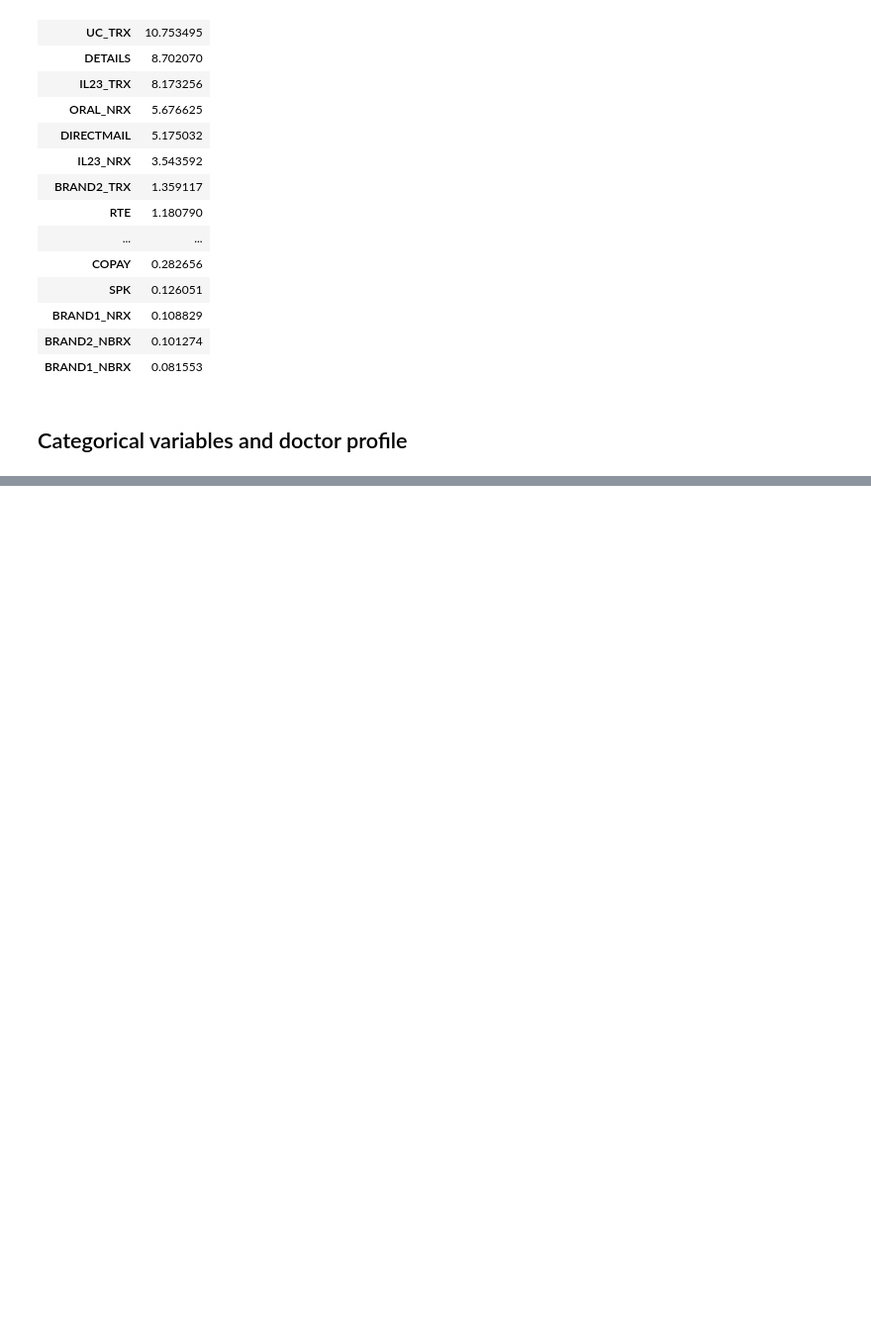
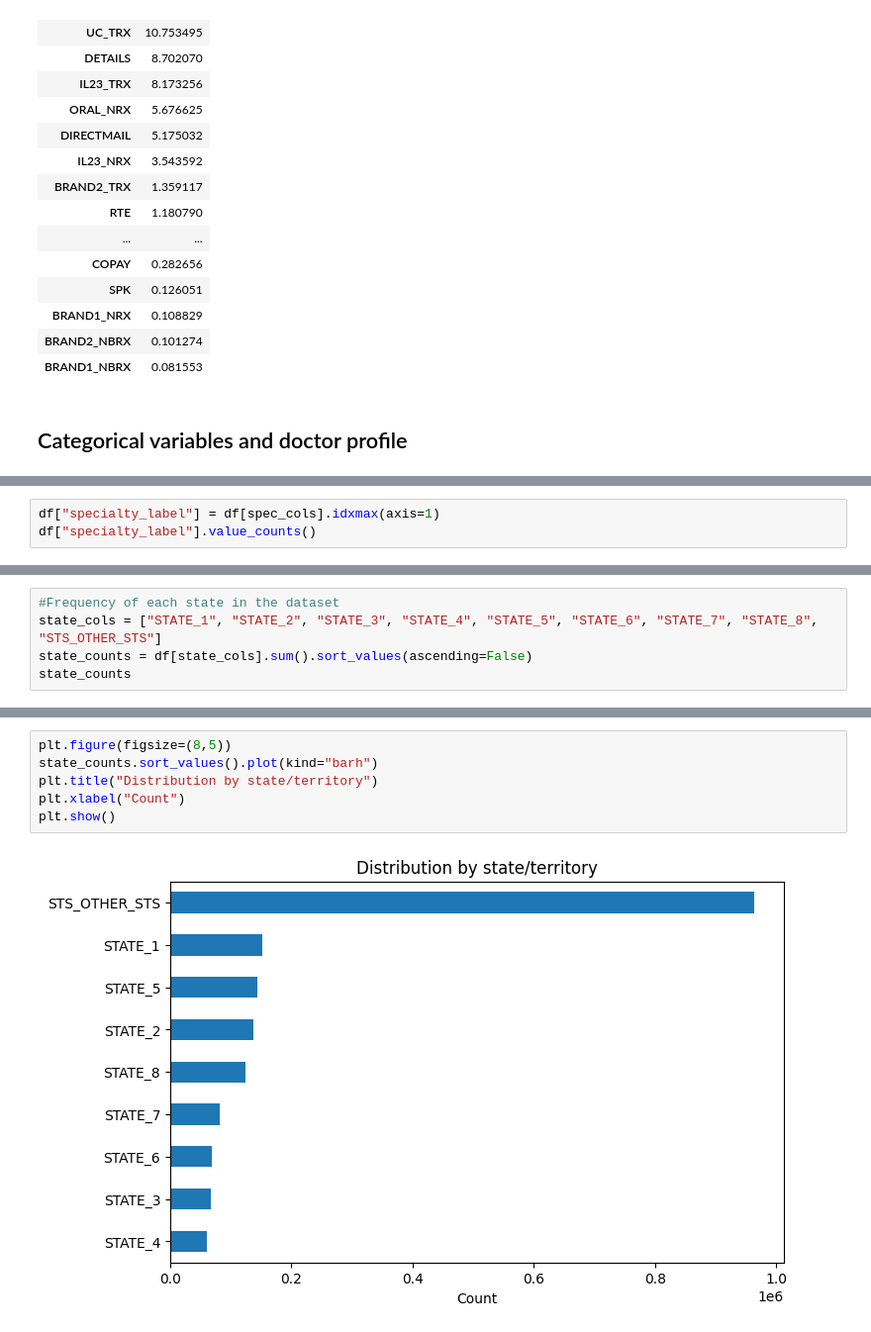
Before and after one commit to david-bazalduaa/Pfizer-segmentation-Ulcerative-Colitis, a Jupyter notebook: EDA_Omar.ipynb, the cells around one changed output, grey strips where cells are left out. Shown at 99% size. Saved outputs shown, nothing was run; the diff lists cells and outputs as text; blank space fills up the shorter version.

```diff
--- a/EDA_Omar.ipynb
+++ b/EDA_Omar.ipynb
@@ -436,0 +458,3 @@ outlier_summary
+# %%
+df["specialty_label"] = df[spec_cols].idxmax(axis=1)
+df["specialty_label"].value_counts()
@@ -436,0 +470,5 @@ outlier_summary
+# %%
+#Frequency of each state in the dataset
+state_cols = ["STATE_1", "STATE_2", "STATE_3", "STATE_4", "STATE_5", "STATE_6", "STATE_7", "STATE_8", "STS_OTHER_STS"]
+state_counts = df[state_cols].sum().sort_values(ascending=False)
+state_counts
@@ -436,0 +486,8 @@ outlier_summary
+# %%
+plt.figure(figsize=(8,5))
+state_counts.sort_values().plot(kind="barh")
+plt.title("Distribution by state/territory")
+plt.xlabel("Count")
+plt.show()
+# %% [output]
+[figure, added]
```
Also changed, not shown: parts of 41 cells of this notebook.
